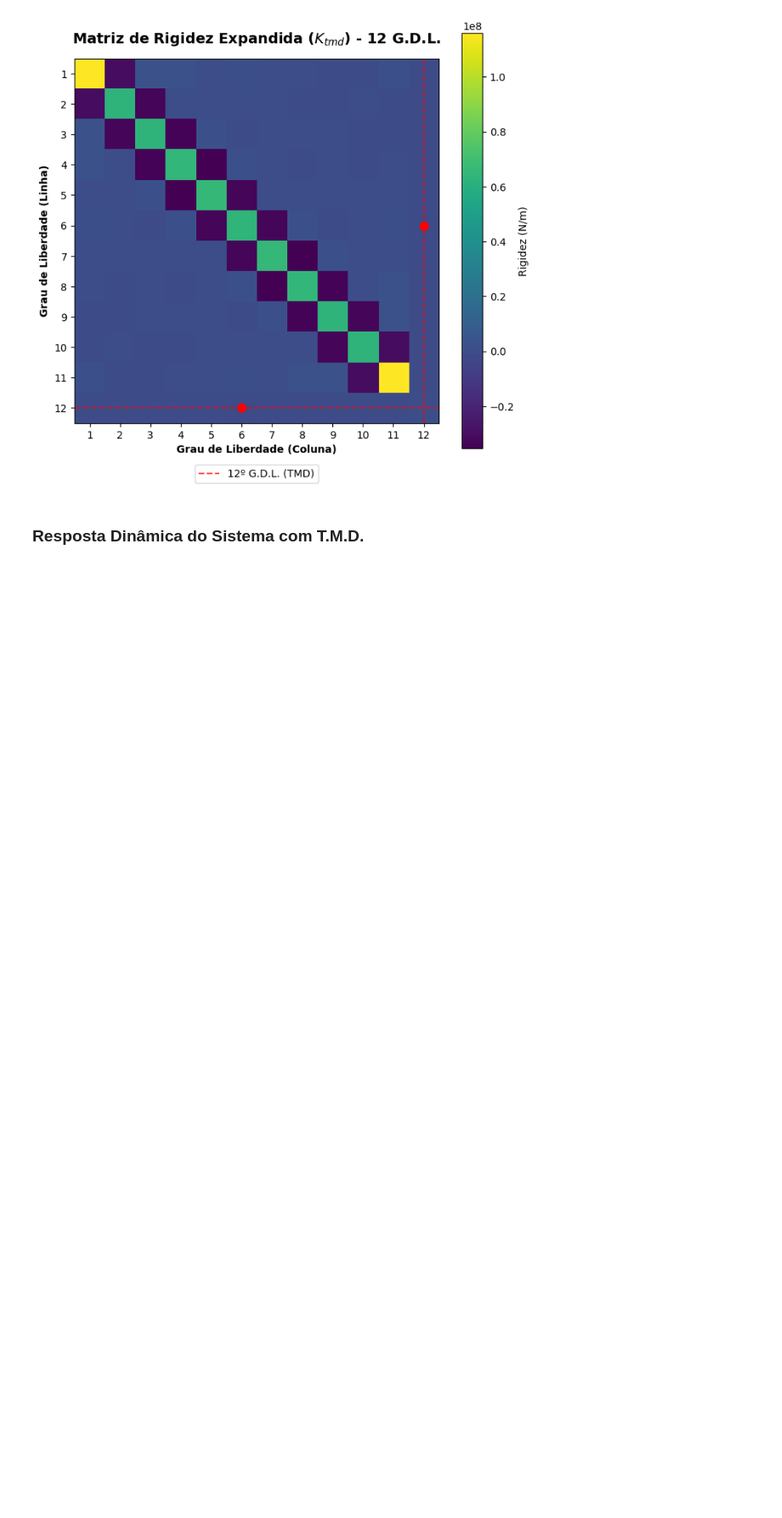
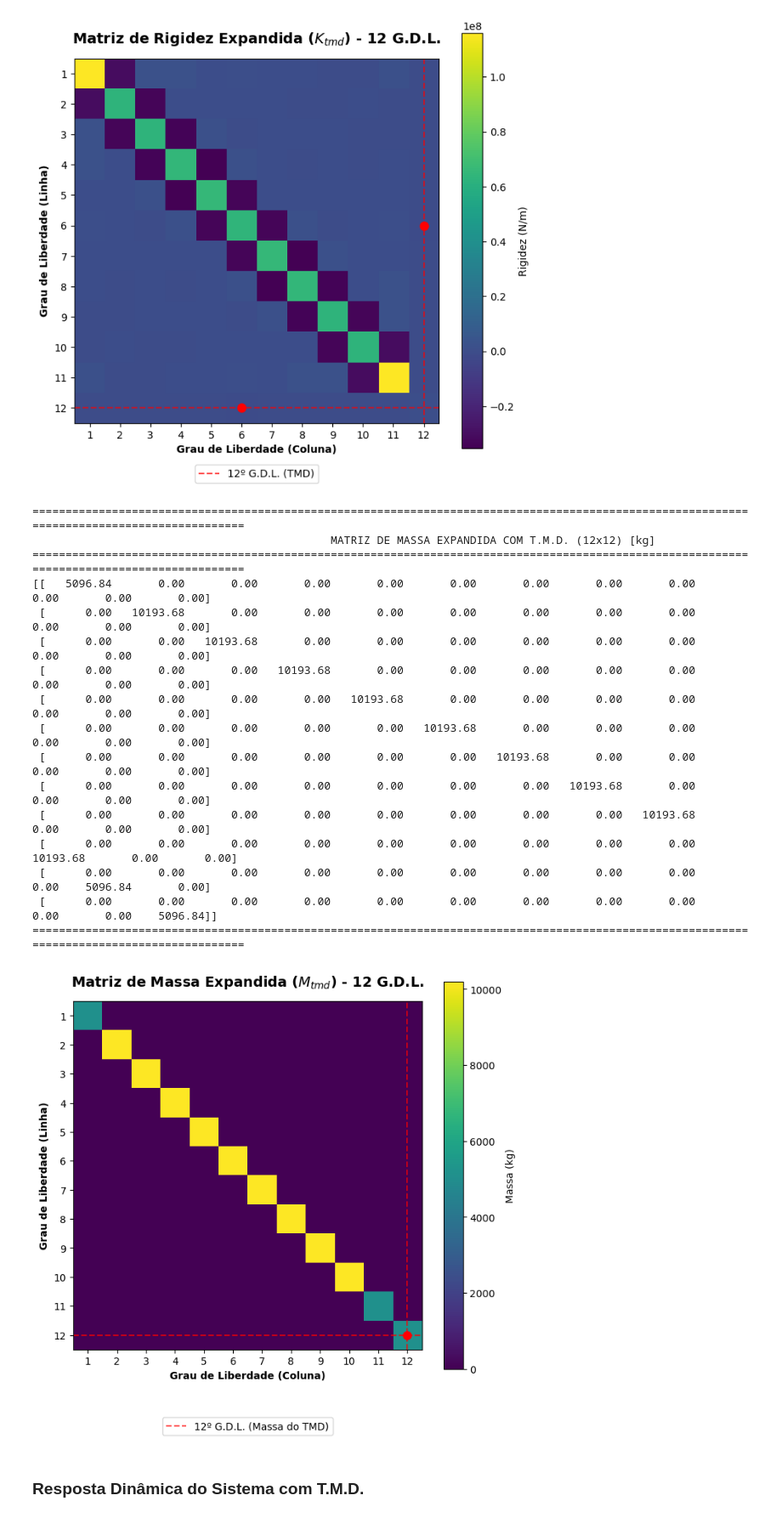
Before and after one commit to richardgossler/PEC00025, a Jupyter notebook: TRABALHO_05-RICHARD.ipynb, the cells around one changed output. Shown at 85% size. Drawn from its saved outputs; the diff is of its cells as text; code cells hidden in the pictures; blank space fills up the shorter version.

```diff
--- a/TRABALHO_05-RICHARD.ipynb
+++ b/TRABALHO_05-RICHARD.ipynb
@@ -631,6 +666,68 @@ plt.show()
  [0.0000E+00 0.0000E+00 0.0000E+00 0.0000E+00 0.0000E+00 -6.1542E+05 0.0000E+00 0.0000E+00 0.0000E+00 0.0000E+00 0.0000E+00 6.1542E+05]]
 ============================================================================================================================================
 [figure]
+# %%
+# =============================================================================
+# EXTRAÇÃO E VISUALIZAÇÃO DA NOVA MATRIZ DE MASSA (M_tmd)
+# =============================================================================
+
+# 1. Impressão dos valores numéricos no console
+# Configura o NumPy para formatar os valores com 2 casas decimais e alinhar as colunas
+np.set_printoptions(linewidth=200, formatter={'float': lambda x: f"{x:10.2f}"})
+
+print("="*140)
+print(f"{'MATRIZ DE MASSA EXPANDIDA COM T.M.D. (12x12) [kg]':^140}")
+print("="*140)
+print(M_tmd)
+print("="*140)
+
+# Restaura a formatação padrão do NumPy para não afetar outras células
+np.set_printoptions(formatter=None)
+
+# 2. Visualização Gráfica (Heatmap)
+plt.figure(figsize=(7, 6.5))
+
+# Plotagem da matriz
+# Como a matriz é diagonal, a maior parte do gráfico será da cor base do 'viridis' (representando o zero)
+plt.imshow(M_tmd, cmap='viridis')
+plt.title('Matriz de Massa Expandida ($M_{tmd}$) - 12 G.D.L.', fontsize=14, fontweight='bold', pad=15)
+plt.colorbar(label='Massa (kg)')
+
+# Destaque visual para mostrar onde a massa do TMD foi alocada
+# As linhas vermelhas cruzarão exatamente a posição M(12, 12)
+plt.axhline(11, color='red', linestyle='--', alpha=0.7, label='12º G.D.L. (Massa do TMD)')
+plt.axvline(11, color='red', linestyle='--', alpha=0.7)
+plt.plot(11, 11, 'ro', markersize=8) # Ponto correspondente a m_t
+
+# Ajuste de eixos
+plt.xticks(np.arange(12), np.arange(1, 13))
+plt.yticks(np.arange(12), np.arange(1, 13))
+plt.xlabel('Grau de Liberdade (Coluna)', fontsize=10, fontweight='bold')
+plt.ylabel('Grau de Liberdade (Linha)', fontsize=10, fontweight='bold')
+
+# Legenda posicionada abaixo do eixo X
+plt.legend(loc='upper center', bbox_to_anchor=(0.5, -0.18), frameon=True)
+
+plt.tight_layout()
+plt.show()
+# %% [output]
+============================================================================================================================================
+                                             MATRIZ DE MASSA EXPANDIDA COM T.M.D. (12x12) [kg]
+============================================================================================================================================
+[[   5096.84       0.00       0.00       0.00       0.00       0.00       0.00       0.00       0.00       0.00       0.00       0.00]
+ [      0.00   10193.68       0.00       0.00       0.00       0.00       0.00       0.00       0.00       0.00       0.00       0.00]
+ [      0.00       0.00   10193.68       0.00       0.00       0.00       0.00       0.00       0.00       0.00       0.00       0.00]
+ [      0.00       0.00       0.00   10193.68       0.00       0.00       0.00       0.00       0.00       0.00       0.00       0.00]
+ [      0.00       0.00       0.00       0.00   10193.68       0.00       0.00       0.00       0.00       0.00       0.00       0.00]
+ [      0.00       0.00       0.00       0.00       0.00   10193.68       0.00       0.00       0.00       0.00       0.00       0.00]
+ [      0.00       0.00       0.00       0.00       0.00       0.00   10193.68       0.00       0.00       0.00       0.00       0.00]
+ [      0.00       0.00       0.00       0.00       0.00       0.00       0.00   10193.68       0.00       0.00       0.00       0.00]
+ [      0.00       0.00       0.00       0.00       0.00       0.00       0.00       0.00   10193.68       0.00       0.00       0.00]
+ [      0.00       0.00       0.00       0.00       0.00       0.00       0.00       0.00       0.00   10193.68       0.00       0.00]
+ [      0.00       0.00       0.00       0.00       0.00       0.00       0.00       0.00       0.00       0.00    5096.84       0.00]
+ [      0.00       0.00       0.00       0.00       0.00       0.00       0.00       0.00       0.00       0.00       0.00    5096.84]]
+============================================================================================================================================
+[figure, added]
 # %% [markdown]
 ### Resposta Dinâmica do Sistema com T.M.D.
 # %%
```
Also changed, not shown: parts of 2 cells of this notebook.
